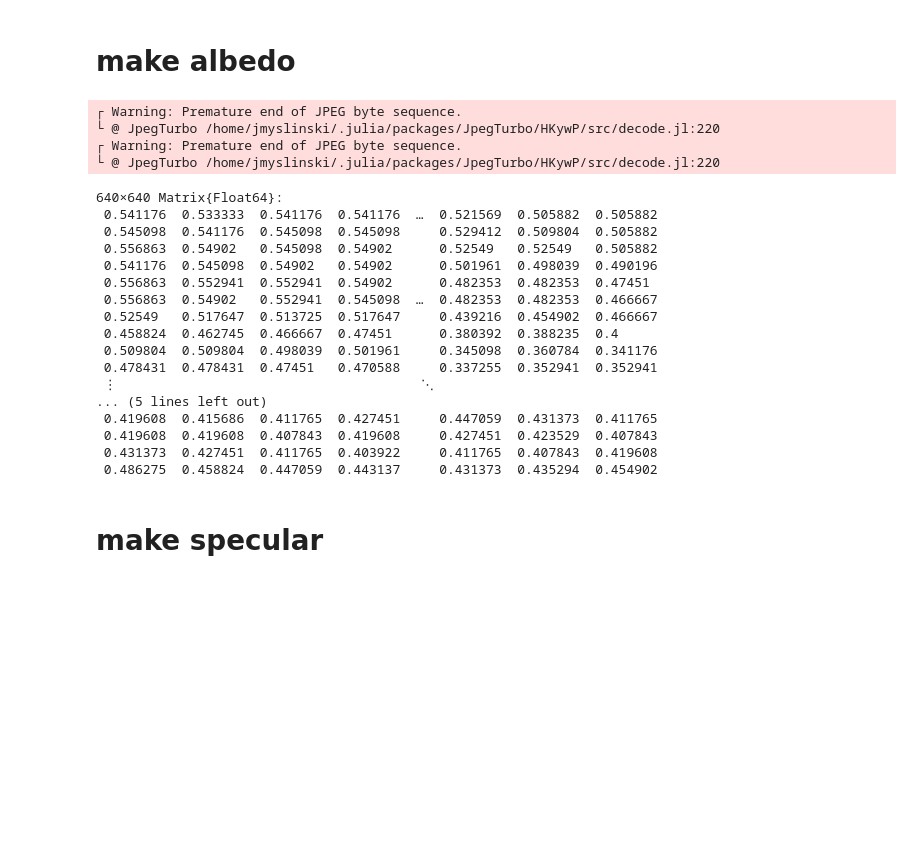
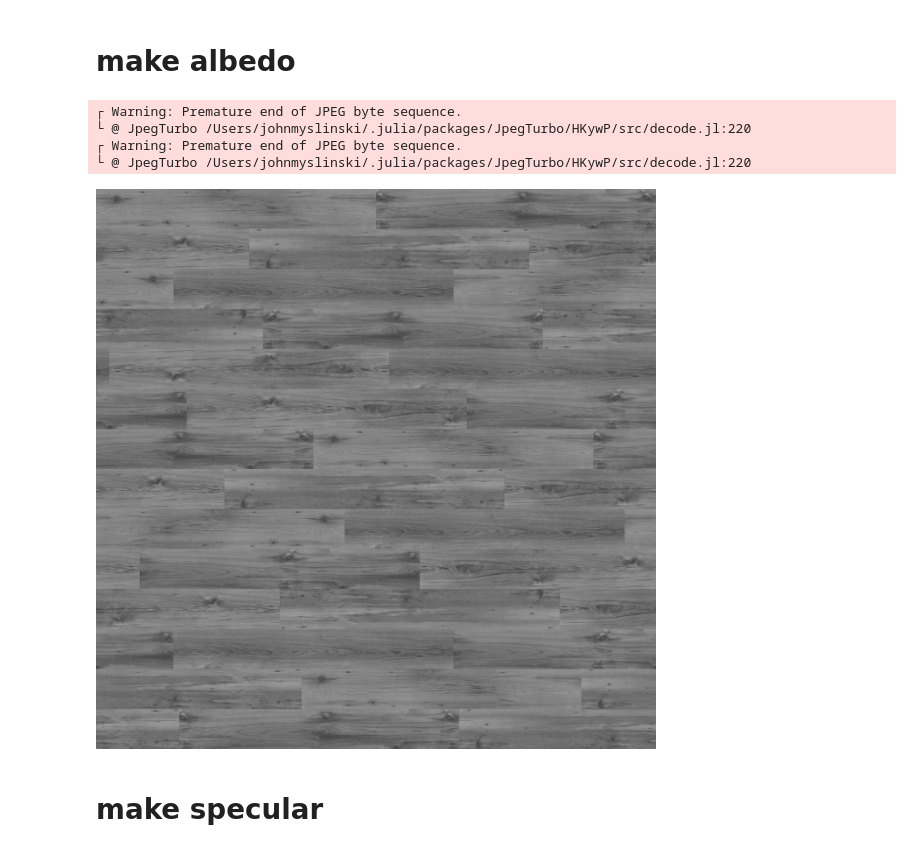
Before and after one commit to JohnBatmanMySlinky/PBRJ, a Jupyter notebook: src/notebooks/elevator_mat_wood.ipynb, the cells around one changed output. Cells and saved outputs as stored; diff of their text form; code cells hidden in the pictures; blank space fills up the shorter version.

```diff
--- a/src/notebooks/elevator_mat_wood.ipynb
+++ b/src/notebooks/elevator_mat_wood.ipynb
@@ -3,30 +3,14 @@ using Images
 # %% [markdown]
 # make albedo
 # %%
-img = load("/home/jmyslinski/random_stuff/pbrt-v3-scenes/bathroom/textures/WoodFine0034_7_S.jpg")
+img = load("/Users/johnmyslinski/Documents/pbrt-v3-scenes/bathroom/textures/WoodFine0034_7_S.jpg")
 gray_img = Gray.(img)
 # %% [output]
 ┌ Warning: Premature end of JPEG byte sequence.
-└ @ JpegTurbo /home/jmyslinski/.julia/packages/JpegTurbo/HKywP/src/decode.jl:220
+└ @ JpegTurbo /Users/johnmyslinski/.julia/packages/JpegTurbo/HKywP/src/decode.jl:220
 ┌ Warning: Premature end of JPEG byte sequence.
-└ @ JpegTurbo /home/jmyslinski/.julia/packages/JpegTurbo/HKywP/src/decode.jl:220
+└ @ JpegTurbo /Users/johnmyslinski/.julia/packages/JpegTurbo/HKywP/src/decode.jl:220
-640×640 Matrix{Float64}:
- 0.541176  0.533333  0.541176  0.541176  …  0.521569  0.505882  0.505882
- 0.545098  0.541176  0.545098  0.545098     0.529412  0.509804  0.505882
- 0.556863  0.54902   0.545098  0.54902      0.52549   0.52549   0.505882
- 0.541176  0.545098  0.54902   0.54902      0.501961  0.498039  0.490196
- 0.556863  0.552941  0.552941  0.54902      0.482353  0.482353  0.47451
- 0.556863  0.54902   0.552941  0.545098  …  0.482353  0.482353  0.466667
- 0.52549   0.517647  0.513725  0.517647     0.439216  0.454902  0.466667
- 0.458824  0.462745  0.466667  0.47451      0.380392  0.388235  0.4
- 0.509804  0.509804  0.498039  0.501961     0.345098  0.360784  0.341176
- 0.478431  0.478431  0.47451   0.470588     0.337255  0.352941  0.352941
- ⋮                                       ⋱
-... (5 lines left out)
- 0.419608  0.415686  0.411765  0.427451     0.447059  0.431373  0.411765
- 0.419608  0.419608  0.407843  0.419608     0.427451  0.423529  0.407843
- 0.431373  0.427451  0.411765  0.403922     0.411765  0.407843  0.419608
- 0.486275  0.458824  0.447059  0.443137     0.431373  0.435294  0.454902
+[figure, added]
 # %% [markdown]
 # make specular
 # %%
```
Also changed, not shown: parts of 2 cells of this notebook, 4 other files.
